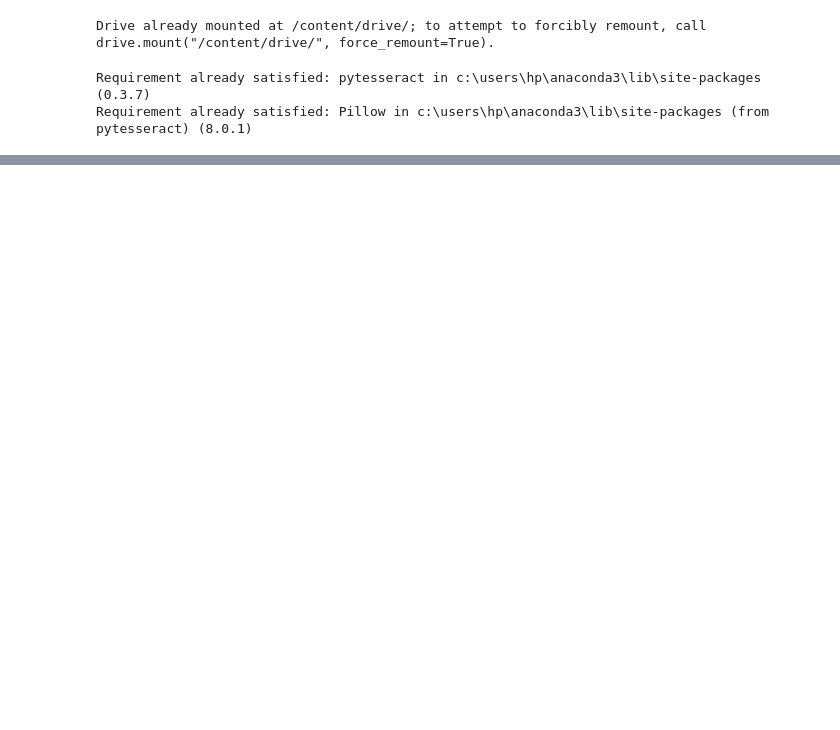
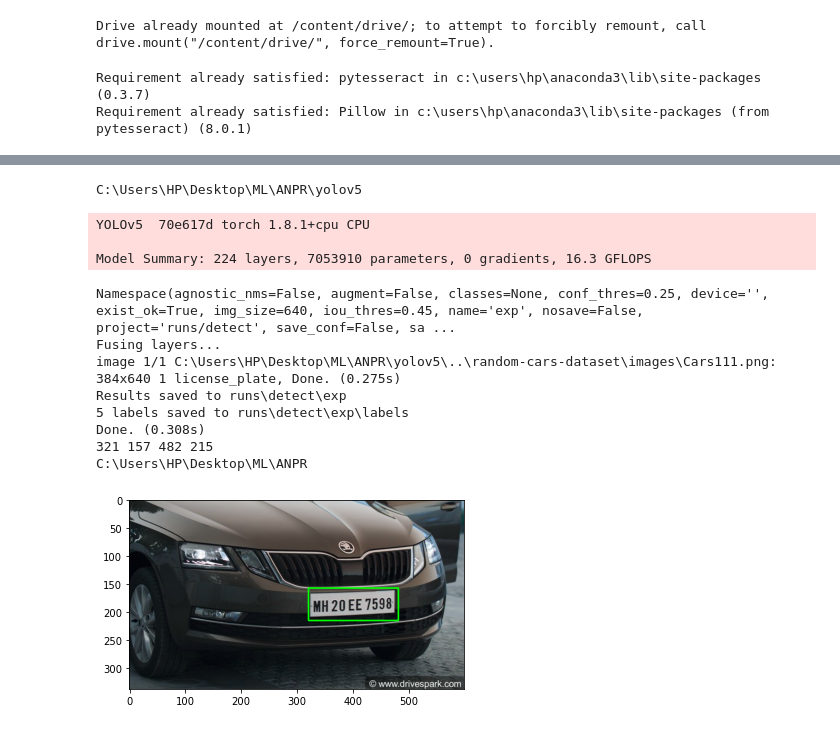
Before and after one commit to yashgupta417/ANPR, a Jupyter notebook: model.ipynb, the cells around one changed output, grey strips where cells are left out. Cells and saved outputs as stored; diff of their text form; code cells hidden in the pictures; blank space fills up the shorter version.

Commit message:
yolo integrated in model

```diff
--- a/model.ipynb
+++ b/model.ipynb
@@ -87 +78,42 @@ Done. (0.343s)
+# %%
+%cd yolov5
+!python detect.py --weights ./runs/train/exp2/weights/best.pt --source ../{img_path} --save-txt --exist-ok
+
+#get yolov5 label and get the bounding box
+label_file=open(f'./runs/detect/exp/labels/Cars{index}.txt')
+s=label_file.readline().replace('\n','').split(' ')
+s=[ float(i) for i in s]
+
+bottom_x=((2*s[1]+s[3])/2)
+top_x=bottom_x-s[3]
+
+bottom_y=((2*s[2]+s[4])/2)
+top_y=bottom_y-s[4]
+
+top_x=int(top_x*width)
+bottom_x=int(bottom_x*width)
+
+top_y=int(top_y*height)
+bottom_y=int(bottom_y*height)
+
+print(f'{top_x} {top_y} {bottom_x} {bottom_y}')
+
+img=cv2.rectangle(img,(top_x,top_y),(bottom_x,bottom_y),(0,255,0),2)
+plt.imshow(img)
+
+%cd ..
+# %% [output]
+C:\Users\HP\Desktop\ML\ANPR\yolov5
+YOLOv5  70e617d torch 1.8.1+cpu CPU
+
+Model Summary: 224 layers, 7053910 parameters, 0 gradients, 16.3 GFLOPS
+Namespace(agnostic_nms=False, augment=False, classes=None, conf_thres=0.25, device='', exist_ok=True, img_size=640, iou_thres=0.45, name='exp', nosave=False, project='runs/detect', save_conf=False, sa ...
+Fusing layers...
+image 1/1 C:\Users\HP\Desktop\ML\ANPR\yolov5\..\random-cars-dataset\images\Cars111.png: 384x640 1 license_plate, Done. (0.275s)
+Results saved to runs\detect\exp
+5 labels saved to runs\detect\exp\labels
+Done. (0.308s)
+321 157 482 215
+C:\Users\HP\Desktop\ML\ANPR
+[figure, added]
 # %%
```
Also changed, not shown: parts of 14 cells of this notebook.
